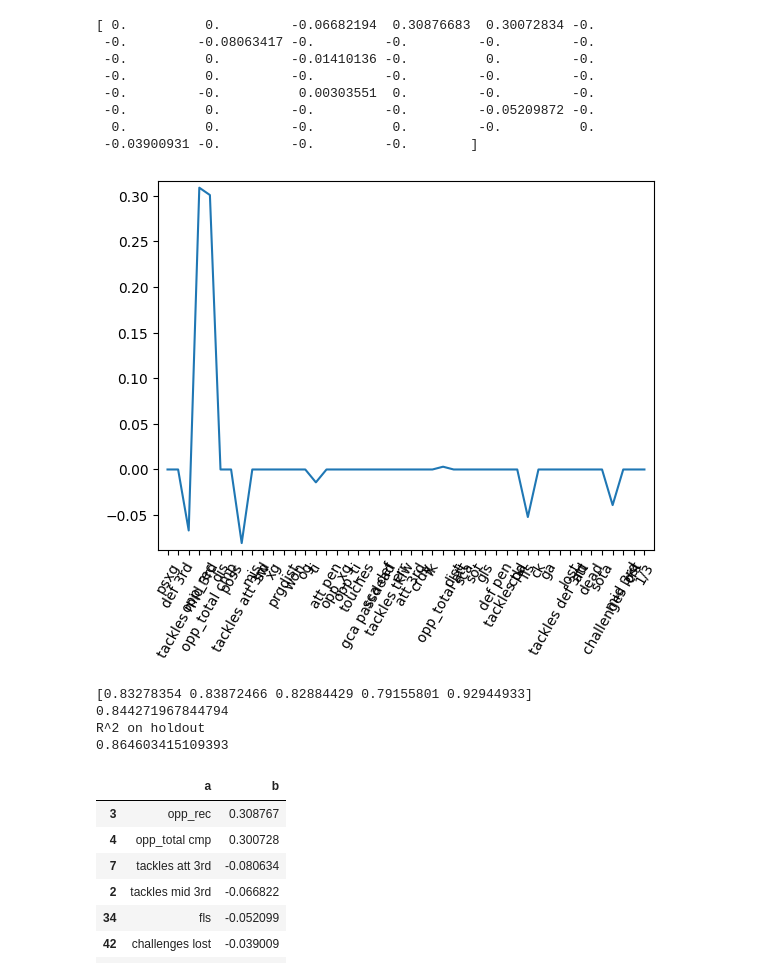
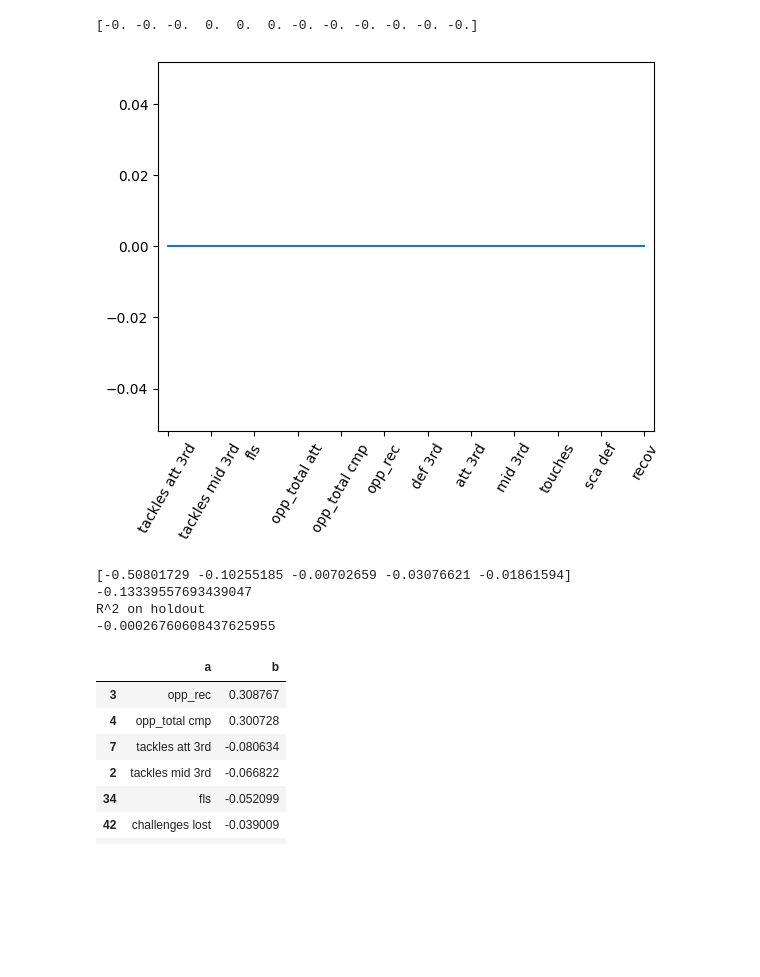
Before and after one commit to krawczyk071/predictor, a Jupyter notebook: play_styles/reg2.ipynb, the cells around one changed output. Drawn from its saved outputs; the diff is of its cells as text; code cells hidden in the pictures; blank space fills up the shorter version.

```diff
--- a/play_styles/reg2.ipynb
+++ b/play_styles/reg2.ipynb
@@ -46,7 +46,8 @@ possible=['tackles att 3rd','tackles mid 3rd','fls','opp_total att','opp_total c
 'def 3rd','att 3rd','mid 3rd', 'touches',
 'sca def', 'recov'
 ]
-dfnr=dfnr[possible]
+possible2=['opp_total att','opp_total cmp','opp_rec','def 3rd','att 3rd','mid 3rd', 'touches']
+dfnr=dfnr[possible2+['ppda']]
 # %%
 from sklearn.metrics import mean_squared_error
 from sklearn.model_selection import cross_val_score
@@ -293,47 +262,40 @@ Test set RMSE: 0.065
 from sklearn.linear_model import ElasticNet
 from sklearn.preprocessing import StandardScaler
 from sklearn.pipeline import Pipeline
 # Setup the pipeline steps: steps
 steps = [
     # ('scaler', StandardScaler()),
-        ('elastic_net', ElasticNet(l1_ratio=0.6, alpha=0.01))]
+        ('elastic_net', ElasticNet(l1_ratio=0.6, alpha=0.1))]
 pipeline = Pipeline(steps)
 elastic_net = pipeline.fit(X_train, y_train)
 elastic_net_coef = pipeline.named_steps['elastic_net'].coef_
 
 # Compute and print the coefficients
 print(elastic_net_coef)
 
 # Plot the coefficients
 plt.plot(range(len(cols)), elastic_net_coef)
 plt.xticks(range(len(cols)), cols, rotation=60)
 plt.margins(0.02)
 plt.show()
 
 # Perform 5-fold cross-validation: ridge_cv
 elastic_net_cv = cross_val_score(elastic_net, X_train, y_train, cv=5)
 
 # Print the cross-validated scores
 print(elastic_net_cv)
 print(np.mean(elastic_net_cv))
 
 # Compute and print R^2 on holdout
 print('R^2 on holdout')
 print(elastic_net.score(X_test, y_test))
 # %% [output]
-[ 0.          0.         -0.06682194  0.30876683  0.30072834 -0.
- -0.         -0.08063417 -0.         -0.         -0.         -0.
- -0.          0.         -0.01410136 -0.          0.         -0.
- -0.          0.         -0.         -0.         -0.         -0.
- -0.         -0.          0.00303551  0.         -0.         -0.
- -0.          0.         -0.         -0.         -0.05209872 -0.
-  0.          0.         -0.          0.         -0.          0.
- -0.03900931 -0.         -0.         -0.        ]
+[-0. -0. -0.  0.  0.  0. -0. -0. -0. -0. -0. -0.]
-[figure, old version]
+[figure, new version]
-[0.83278354 0.83872466 0.82884429 0.79155801 0.92944933]
-0.844271967844794
+[-0.50801729 -0.10255185 -0.00702659 -0.03076621 -0.01861594]
+-0.13339557693439047
 R^2 on holdout
-0.864603415109393
+-0.00026760608437625955
 # %%
 
 importants(cols,elastic_net_coef)
```
Also changed, not shown: parts of 7 cells of this notebook.
